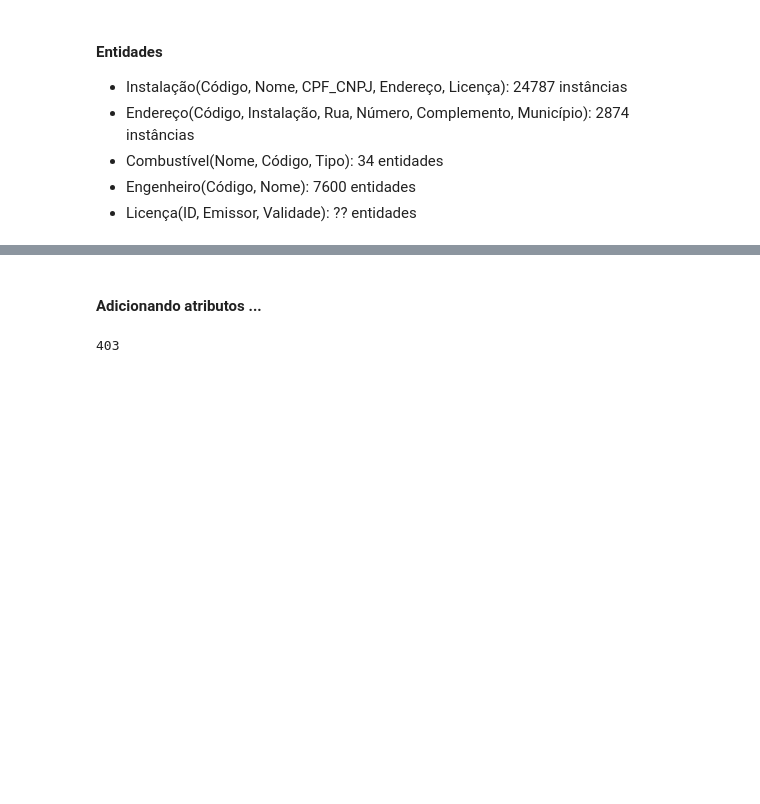
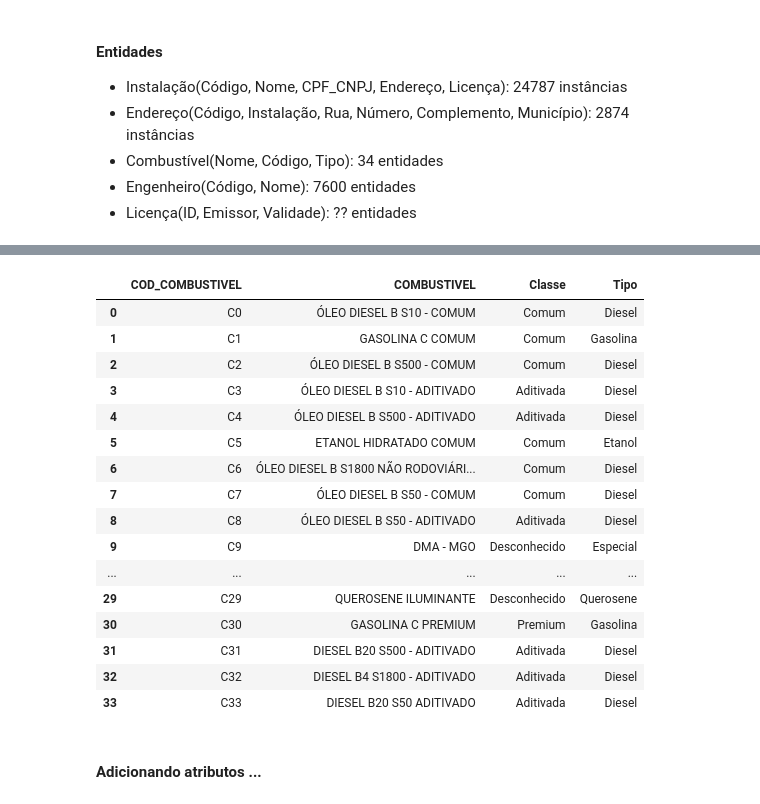
Before and after one commit to pedro-rausch/pontos_abastecimento_anp, a Jupyter notebook: TP2_IBD.ipynb, the cells around one changed output, grey strips where cells are left out. Cells and saved outputs as stored; diff of their text form; code cells hidden in the pictures; blank space fills up the shorter version.

```diff
--- a/TP2_IBD.ipynb
+++ b/TP2_IBD.ipynb
@@ -102,0 +145,8 @@ licenca.head()
+# %%
+# Combustivel
+cols_combustivel = ['COMBUSTIVEL', 'COD_COMBUSTIVEL']
+combustivel = df[cols_combustivel].drop_duplicates().reset_index(drop=True)
+combustivel = combustivel[['COD_COMBUSTIVEL'] + [col for col in combustivel.columns if col != 'COD_COMBUSTIVEL']]
+
+# Display do dataframe
+combustivel
@@ -103,9 +171,42 @@ licenca.head()
+# %%
+# Adicionando atributos
+def classe(x):
+    if x.COMBUSTIVEL.upper().find('COMUM') != -1: return 'Comum'
+    if x.COMBUSTIVEL.upper().find('ADITIVAD') != -1: return 'Aditivada'
+    if x.COMBUSTIVEL.upper().find('PREMIUM') != -1: return 'Premium'
+    if x.COMBUSTIVEL.upper().find('AVIAÇÃO') != -1: return 'Aviacao'
+    return 'Desconhecido'
+
+def tipo(x):
+    if x.COMBUSTIVEL.upper().find('GASOLINA') != -1: return 'GASOLINA'.capitalize()
+    if x.COMBUSTIVEL.upper().find('ETANOL') != -1: return 'ETANOL'.capitalize()
+    if x.COMBUSTIVEL.upper().find('DIESEL ') != -1: return 'DIESEL '.capitalize()
+    if x.COMBUSTIVEL.upper().find('QUEROSENE ') != -1: return 'QUEROSENE '.capitalize()
+    return 'Especial'
+
+combustivel['Classe'] = combustivel.apply(lambda x: classe(x), axis=1)
+combustivel['Tipo'] = combustivel.apply(lambda x: tipo(x), axis=1)
+# %%
+combustivel
+# %% [output]
+|  | COD_COMBUSTIVEL | COMBUSTIVEL | Classe | Tipo |
+| 0 | C0 | ÓLEO DIESEL B S10 - COMUM | Comum | Diesel |
+| 1 | C1 | GASOLINA C COMUM | Comum | Gasolina |
+| 2 | C2 | ÓLEO DIESEL B S500 - COMUM | Comum | Diesel |
+| 3 | C3 | ÓLEO DIESEL B S10 - ADITIVADO | Aditivada | Diesel |
+| 4 | C4 | ÓLEO DIESEL B S500 - ADITIVADO | Aditivada | Diesel |
+| 5 | C5 | ETANOL HIDRATADO COMUM | Comum | Etanol |
+| 6 | C6 | ÓLEO DIESEL B S1800 NÃO RODOVIÁRI... | Comum | Diesel |
+| 7 | C7 | ÓLEO DIESEL B S50 - COMUM | Comum | Diesel |
+| 8 | C8 | ÓLEO DIESEL B S50 - ADITIVADO | Aditivada | Diesel |
+| 9 | C9 | DMA - MGO | Desconhecido | Especial |
+| ... | ... | ... | ... | ... |
+| 29 | C29 | QUEROSENE ILUMINANTE | Desconhecido | Querosene |
+| 30 | C30 | GASOLINA C PREMIUM | Premium | Gasolina |
+| 31 | C31 | DIESEL B20 S500 - ADITIVADO | Aditivada | Diesel |
+| 32 | C32 | DIESEL B4 S1800 - ADITIVADO | Aditivada | Diesel |
+| 33 | C33 | DIESEL B20 S50 ADITIVADO | Aditivada | Diesel |
 # %% [markdown]
 #### Adicionando atributos ...
 # %%
 import requests
-# %%
-response = requests.get("https://h-apigateway.conectagov.estaleiro.serpro.gov.br/oauth2/jwt-token", headers={"x-cpf-usuario": "08485695631"})
-response.status_code
-# %% [output]
-403
```
Also changed, not shown: parts of 16 cells of this notebook.
